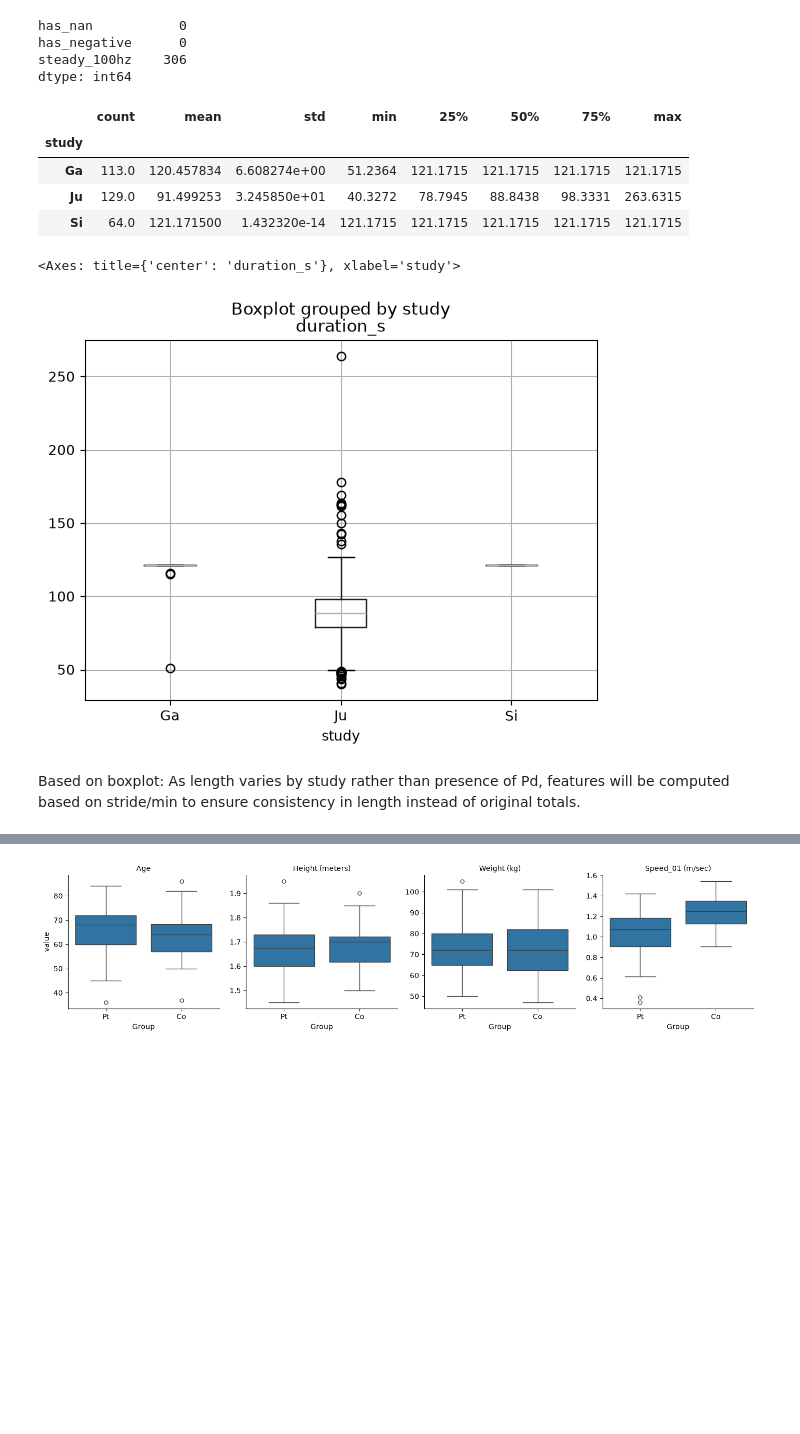
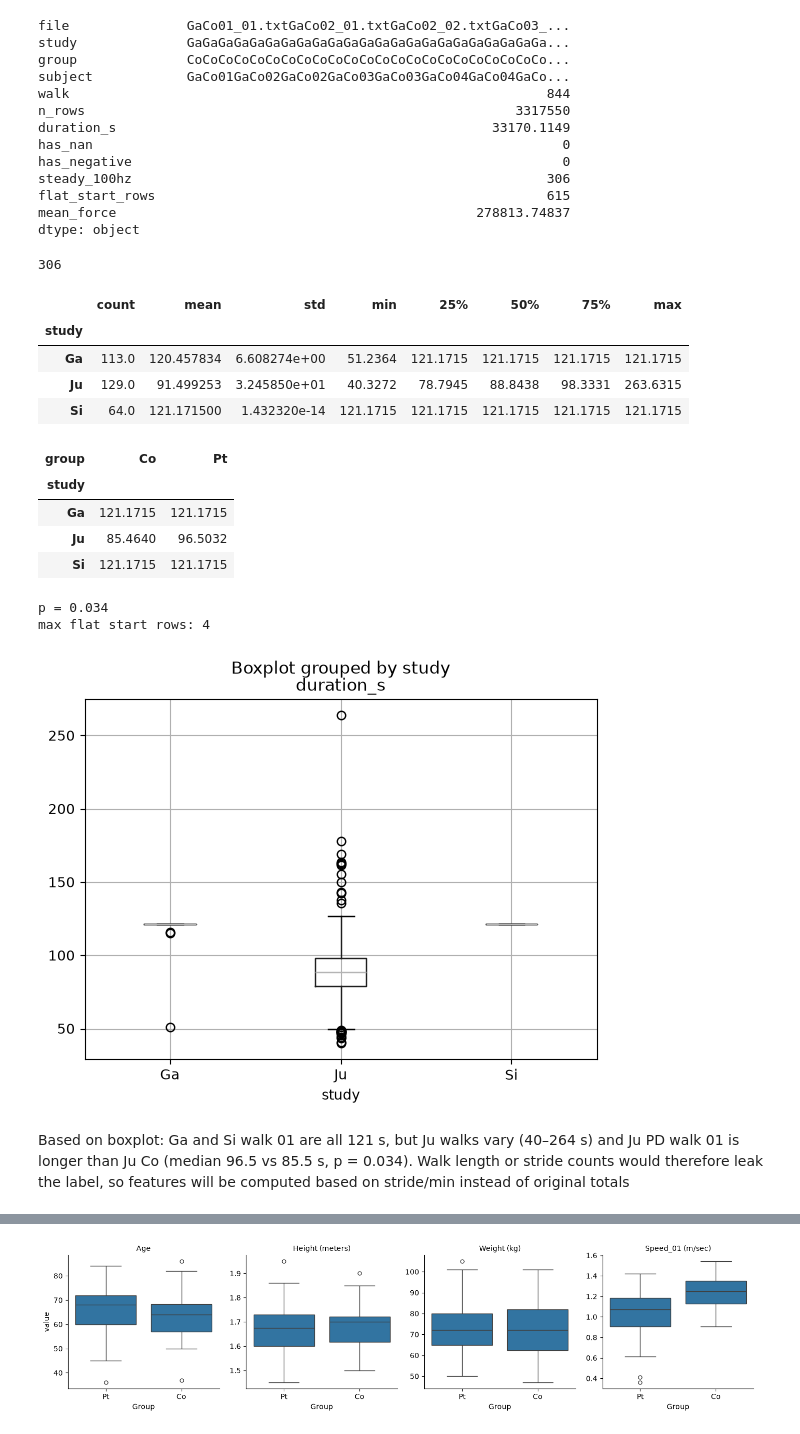
Before and after one commit to yenfay/it1244-project, a Jupyter notebook: notebooks/eda.ipynb, the cells around one changed output, grey strips where cells are left out. Cells and saved outputs as stored; diff of their text form; code cells hidden in the pictures; blank space fills up the shorter version.

```diff
--- a/notebooks/eda.ipynb
+++ b/notebooks/eda.ipynb
@@ -62,22 +68,45 @@ print(quality_df)
 # %%
 # has null or has_negative should be 0; steady_100hz should equal the number of walks
-display(quality_df[['has_nan', 'has_negative', 'steady_100hz']].sum())
+display(quality_df.sum())
+display(len(quality_df)) # == 306
 # duration by study
 display(quality_df.groupby('study')['duration_s'].describe())
 quality_df.boxplot(column='duration_s', by='study')
+
+walk01 = quality_df[quality_df['walk'] == 1]
+display(walk01.groupby(['study', 'group'])['duration_s'].median().unstack())
+ju = walk01[walk01['study'] == 'Ju']
+print(f"p = {mannwhitneyu(ju[ju['group'] == 'Co']['duration_s'], ju[ju['group'] == 'Pt']['duration_s']).pvalue:.3f}")
+print('max flat start rows:', quality_df['flat_start_rows'].max())
 # %% [output]
-has_nan           0
-has_negative      0
-steady_100hz    306
-dtype: int64
+file               GaCo01_01.txtGaCo02_01.txtGaCo02_02.txtGaCo03_...
+study              GaGaGaGaGaGaGaGaGaGaGaGaGaGaGaGaGaGaGaGaGaGaGa...
+group              CoCoCoCoCoCoCoCoCoCoCoCoCoCoCoCoCoCoCoCoCoCoCo...
+subject            GaCo01GaCo02GaCo02GaCo03GaCo03GaCo04GaCo04GaCo...
+walk                                                             844
+n_rows                                                       3317550
+duration_s                                                33170.1149
+has_nan                                                            0
+has_negative                                                       0
+steady_100hz                                                     306
+flat_start_rows                                                  615
+mean_force                                              278813.74837
+dtype: object
+306
 |  | count | mean | std | min | 25% | 50% | 75% | max |
 | study |  |  |  |  |  |  |  |  |
 | Ga | 113.0 | 120.457834 | 6.608274e+00 | 51.2364 | 121.1715 | 121.1715 | 121.1715 | 121.1715 |
 | Ju | 129.0 | 91.499253 | 3.245850e+01 | 40.3272 | 78.7945 | 88.8438 | 98.3331 | 263.6315 |
 | Si | 64.0 | 121.171500 | 1.432320e-14 | 121.1715 | 121.1715 | 121.1715 | 121.1715 | 121.1715 |
-<Axes: title={'center': 'duration_s'}, xlabel='study'>
+| group | Co | Pt |
+| study |  |  |
+| Ga | 121.1715 | 121.1715 |
+| Ju | 85.4640 | 96.5032 |
+| Si | 121.1715 | 121.1715 |
+p = 0.034
+max flat start rows: 4
 [figure]
-# %% [markdown]
-Based on boxplot: As length varies by study rather than presence of Pd, features will be computed based on stride/min to ensure consistency in length instead of original totals.
+# %% [markdown]
+Based on boxplot: Ga and Si walk 01 are all 121 s, but Ju walks vary (40–264 s) and Ju PD walk 01 is longer than Ju Co (median 96.5 vs 85.5 s, p = 0.034). Walk length or stride counts would therefore leak the label, so features will be computed based on stride/min instead of original totals
 # %%
 #contingency table of study and group against walk number
```
Also changed, not shown: parts of 12 cells of this notebook, 3 other files.
